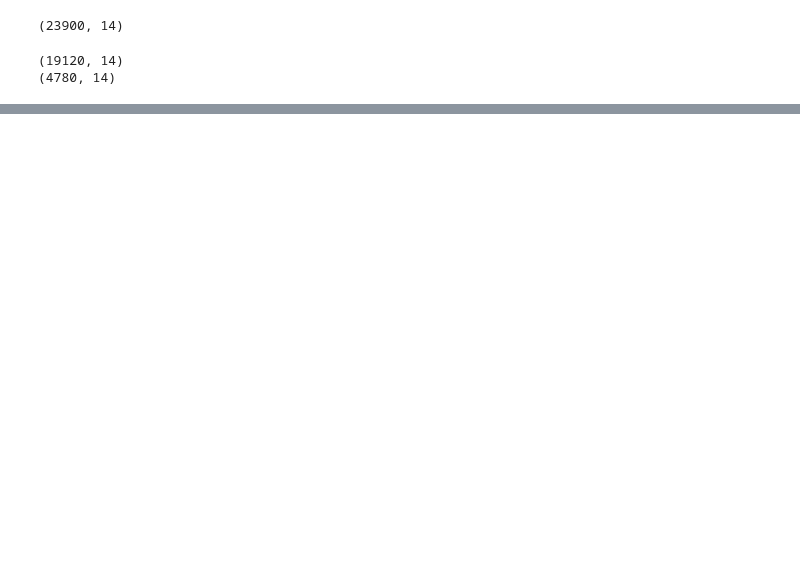
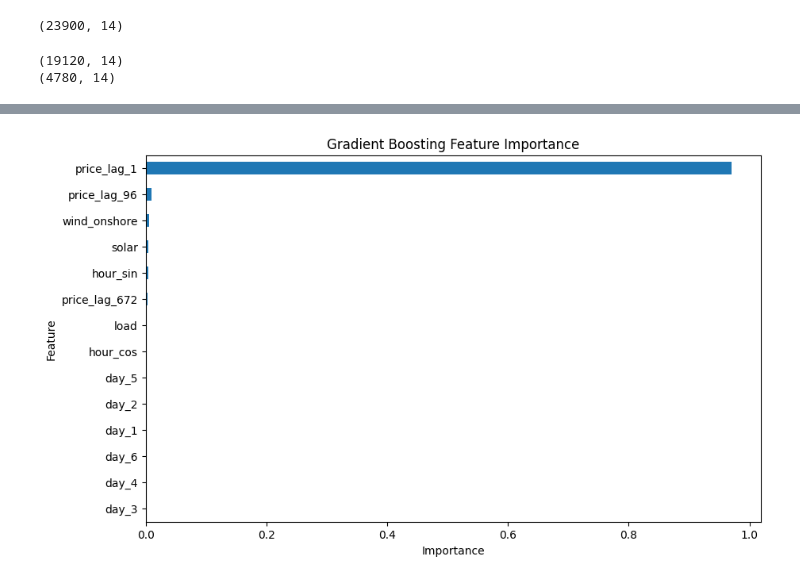
Before and after one commit to rinshina/german-electricity-price-analysis, a Jupyter notebook: german_electricity_analysis.ipynb, the cells around one changed output, grey strips where cells are left out. Cells and saved outputs as stored; diff of their text form; code cells hidden in the pictures; blank space fills up the shorter version.

```diff
--- a/german_electricity_analysis.ipynb
+++ b/german_electricity_analysis.ipynb
@@ -815,0 +1532,21 @@ print(residuals.corr(residual_lag))
+# %%
+gb = GradientBoostingRegressor(random_state=42)
+
+param_grid = {
+    "n_estimators": [100, 200, 300],
+    "learning_rate": [0.03, 0.05, 0.1],
+    "max_depth": [2, 3, 4]
+}
+
+grid_search = GridSearchCV(
+    estimator=gb,
+    param_grid=param_grid,
+    cv=tscv,
+    scoring="neg_mean_absolute_error",
+    n_jobs=-1
+)
+
+grid_search.fit(
+    X_train_final,
+    y_train_final
+)
@@ -815,0 +1785,7 @@ print(residuals.corr(residual_lag))
+# %%
+feature_importance = pd.Series(
+    best_gb.feature_importances_,
+    index=features_final
+).sort_values(ascending=False)
+
+print(feature_importance)
@@ -815,0 +1808,12 @@ print(residuals.corr(residual_lag))
+# %%
+plt.figure(figsize=(10, 6))
+
+feature_importance.sort_values().plot(kind="barh")
+
+plt.xlabel("Importance")
+plt.ylabel("Feature")
+plt.title("Gradient Boosting Feature Importance")
+
+plt.show()
+# %% [output]
+[figure, added]
```
Also changed, not shown: parts of 95 cells of this notebook.
